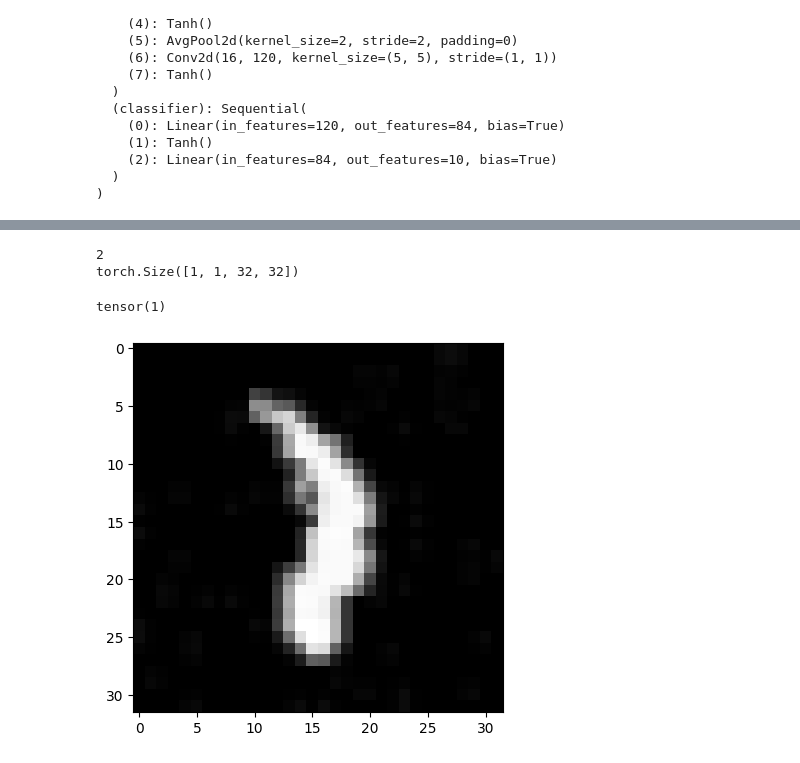
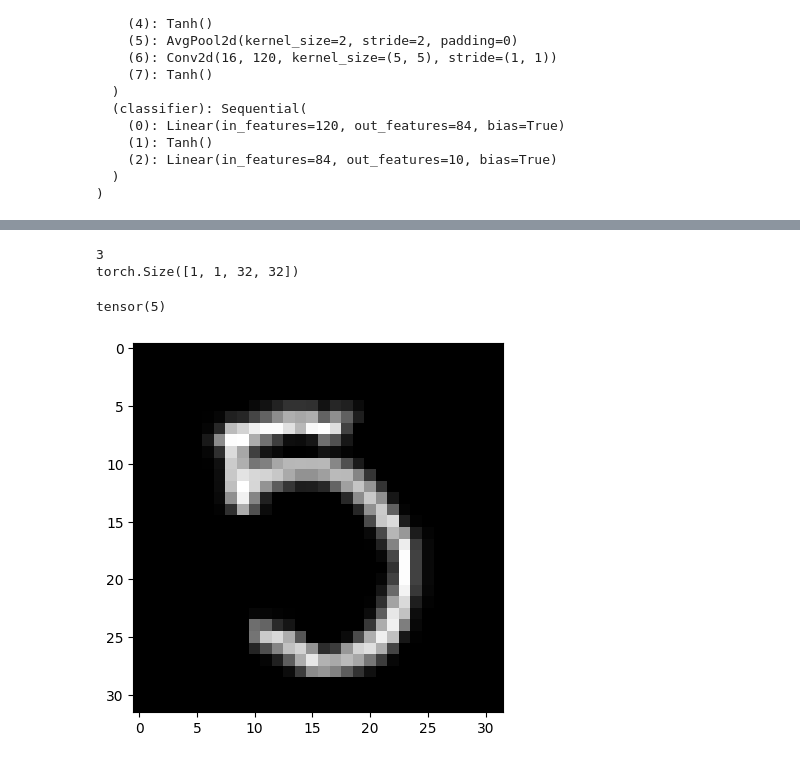
Before and after one commit to xTavi/BlackBoxAttack, a Jupyter notebook: BlackBoxAttack.ipynb, the cells around one changed output, grey strips where cells are left out. Drawn from its saved outputs; the diff is of its cells as text; code cells hidden in the pictures.

```diff
--- a/BlackBoxAttack.ipynb
+++ b/BlackBoxAttack.ipynb
@@ -702,18 +722,18 @@ def transform_image(image):
   new_image = new_image.unsqueeze(dim=0)
   return new_image
 # %%
-image = matrix[1][2]
+image = adv[1][2]
 
-print(matrix[1][1])
+print(adv[1][1])
 print(transform_image(image).size())
 
 image2 = transform_image(image)
 
 plt.imshow(image2.squeeze(dim=0).squeeze(dim=0), cmap='gray')
 
 model1(image2)[1].argmax()
 # %% [output]
-2
+3
 torch.Size([1, 1, 32, 32])
-tensor(1)
+tensor(5)
-[figure, old version]
+[figure, new version]
```
Also changed, not shown: parts of 33 cells of this notebook.
